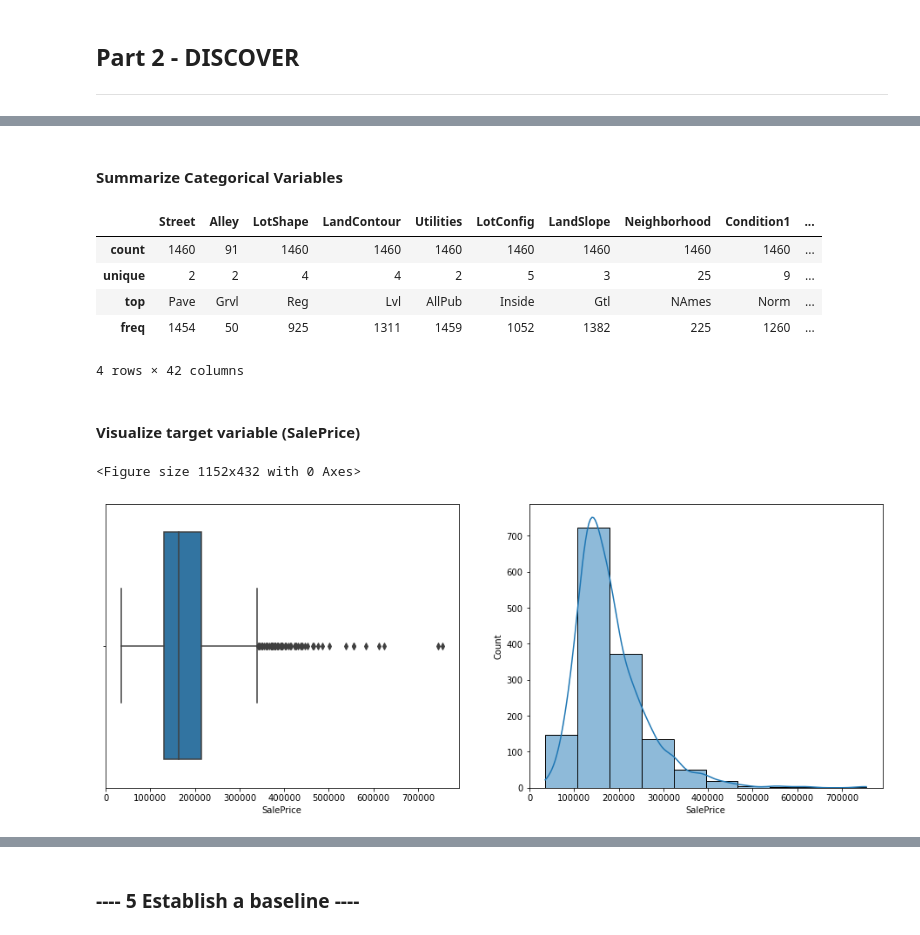
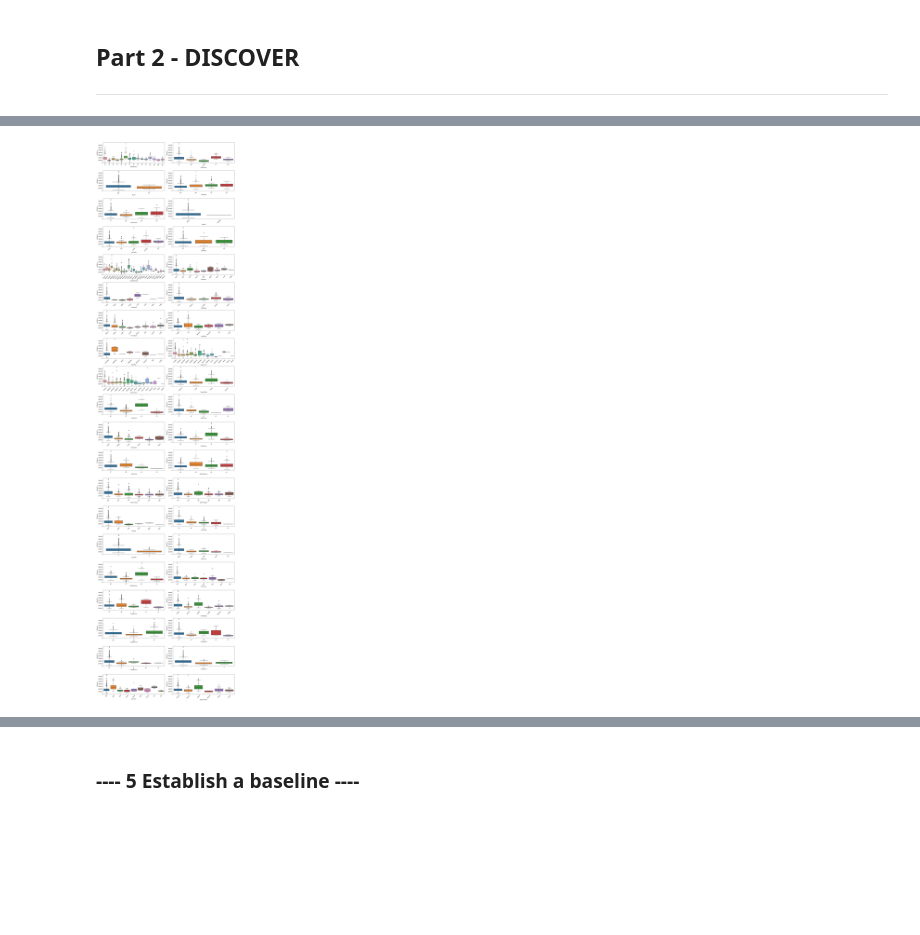
Before and after one commit to vbabashov/house-prices, a Jupyter notebook: price_prediction.ipynb, the cells around one changed output, grey strips where cells are left out. Saved outputs shown, nothing was run; the diff lists cells and outputs as text; code cells hidden in the pictures; blank space fills up the shorter version.

```diff
--- a/price_prediction.ipynb
+++ b/price_prediction.ipynb
@@ -253,23 +128,14 @@ df_train.describe(include = [np.number])
-# %% [markdown]
-#### Summarize Categorical Variables
-# %%
-# Summarize categorical variables
-df_train.describe(include = ['O'])
-# %% [output]
-|  | Street | Alley | LotShape | LandContour | Utilities | LotConfig | LandSlope | Neighborhood | Condition1 | ... |
-| count | 1460 | 91 | 1460 | 1460 | 1460 | 1460 | 1460 | 1460 | 1460 | ... |
-| unique | 2 | 2 | 4 | 4 | 2 | 5 | 3 | 25 | 9 | ... |
-| top | Pave | Grvl | Reg | Lvl | AllPub | Inside | Gtl | NAmes | Norm | ... |
-| freq | 1454 | 50 | 925 | 1311 | 1459 | 1052 | 1382 | 225 | 1260 | ... |
-4 rows × 42 columns
-# %% [markdown]
-#### Visualize target variable (SalePrice)
-# %%
-plt.figure(figsize = (16, 6))
-f, axes = plt.subplots(1, 2, figsize = (16, 6))
-sns.boxplot(x=df_train["SalePrice"],  ax=axes[0])
-sns.histplot(df_train["SalePrice"], kde=True, bins = 10,  ax=axes[1])
-plt.show()
-# %% [output]
-<Figure size 1152x432 with 0 Axes>
-[figure, removed]
+# %%
+def box_plots (df, cat_vars):
+    '''Box-plots to review relationship between independent categorical variables and target'''
+    f = plt.figure(figsize=(18,72))
+    for count, value in enumerate(cat_vars):
+        f.add_subplot(20, 2, count+1)
+        sns.boxplot(x = df[value], y = 'SalePrice', data = df)
+        plt.xticks(rotation = 45)
+    plt.tight_layout()
+    plt.show()
+# %%
+box_plots (df_train, categorical_vars)
+# %% [output]
+[figure, added]
```
Also changed, not shown: parts of 31 cells of this notebook.
